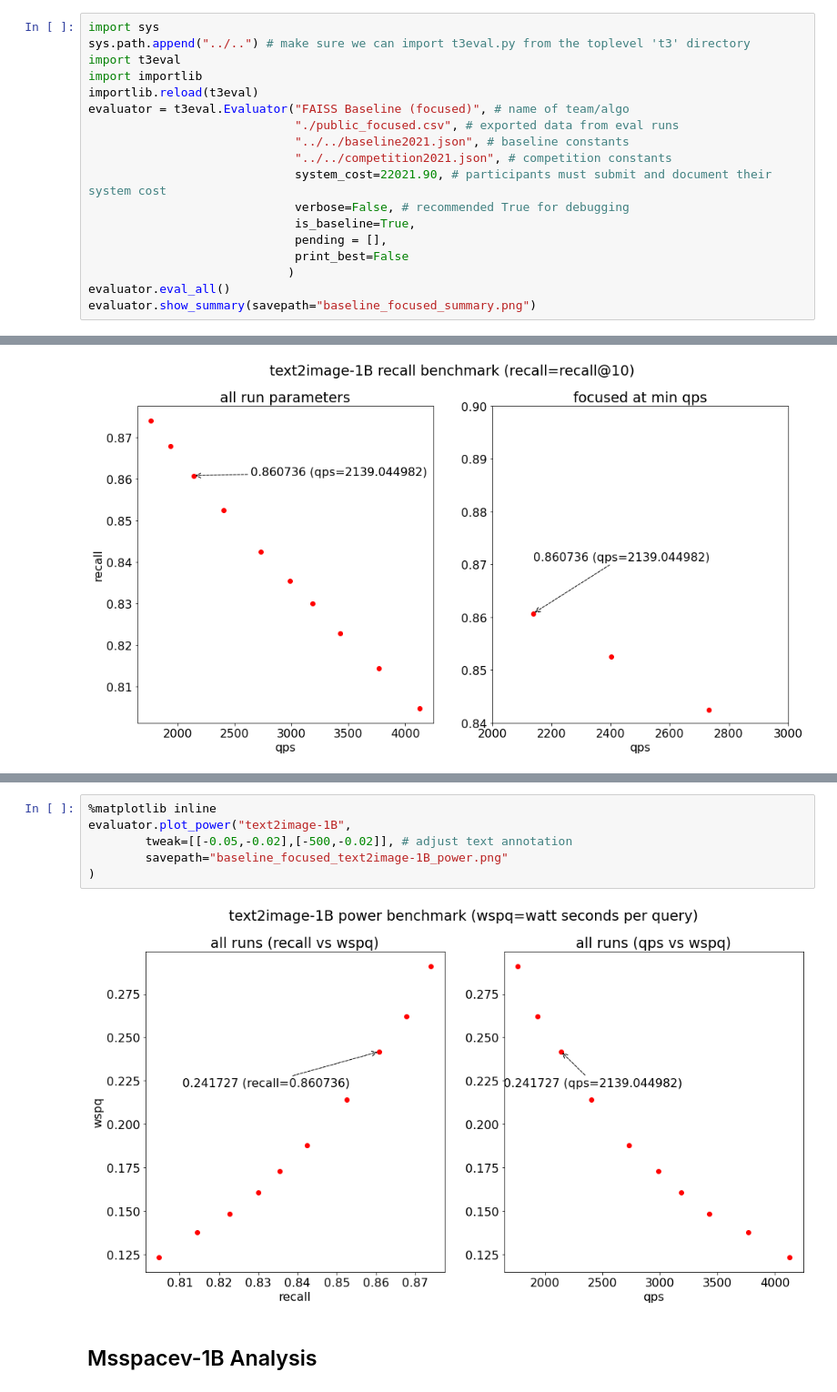
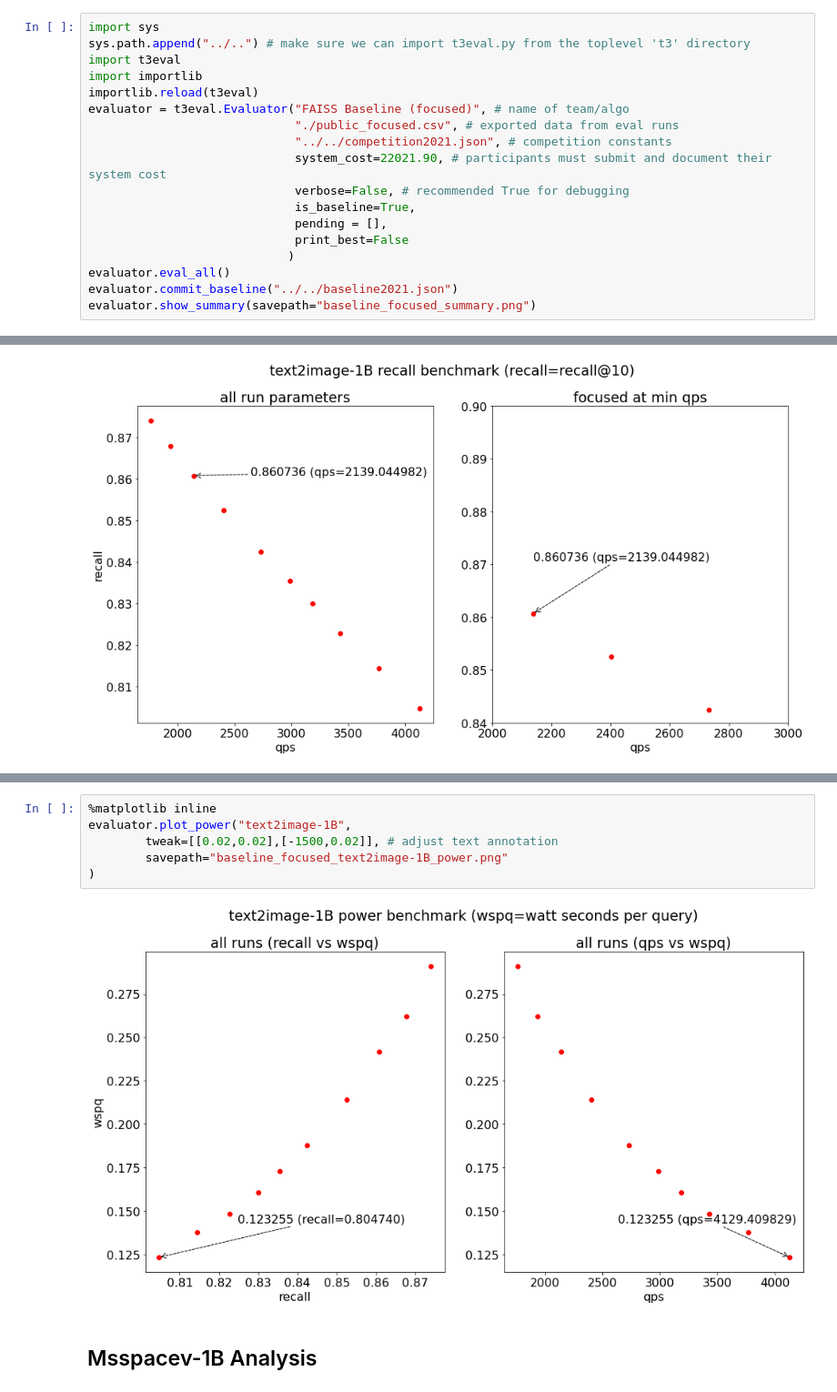
Before and after one commit to harsha-simhadri/big-ann-benchmarks, a Jupyter notebook: t3/eval_2021/faiss_t3/EvalPublic_focused.ipynb, the cells around one changed output, grey strips where cells are left out. Shown at 91% size. Cells and saved outputs as stored; diff of their text form.

```diff
--- a/t3/eval_2021/faiss_t3/EvalPublic_focused.ipynb
+++ b/t3/eval_2021/faiss_t3/EvalPublic_focused.ipynb
@@ -8,7 +8,6 @@ import importlib
 importlib.reload(t3eval)
 evaluator = t3eval.Evaluator("FAISS Baseline (focused)", # name of team/algo
                              "./public_focused.csv", # exported data from eval runs
-                             "../../baseline2021.json", # baseline constants
                              "../../competition2021.json", # competition constants
                              system_cost=22021.90, # participants must submit and document their system cost
                              verbose=False, # recommended True for debugging
@@ -17,6 +16,7 @@ evaluator = t3eval.Evaluator("FAISS Baseline (focused)", # name of team/algo
                              print_best=False
                             )
 evaluator.eval_all()
+evaluator.commit_baseline("../../baseline2021.json")
 evaluator.show_summary(savepath="baseline_focused_summary.png")
 # %% [output]
 evaluating deep-1B
@@ -116,11 +116,11 @@ evaluator.plot_throughput("text2image-1B",
 # %%
 %matplotlib inline
 evaluator.plot_power("text2image-1B",
-        tweak=[[-0.05,-0.02],[-500,-0.02]], # adjust text annotation
+        tweak=[[0.02,0.02],[-1500,0.02]], # adjust text annotation
         savepath="baseline_focused_text2image-1B_power.png"
 )
 # %% [output]
-[figure, old version]
+[figure, new version]
 # %% [markdown]
 ## Msspacev-1B Analysis
 # %%
```
Also changed, not shown: parts of 2 cells of this notebook, 4 other files.
